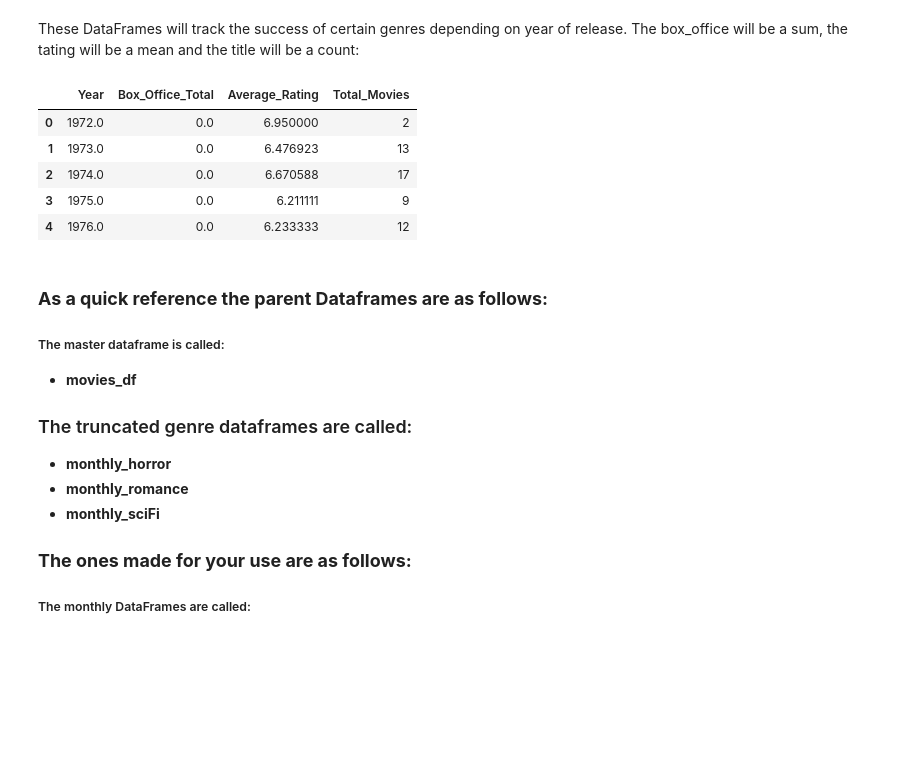
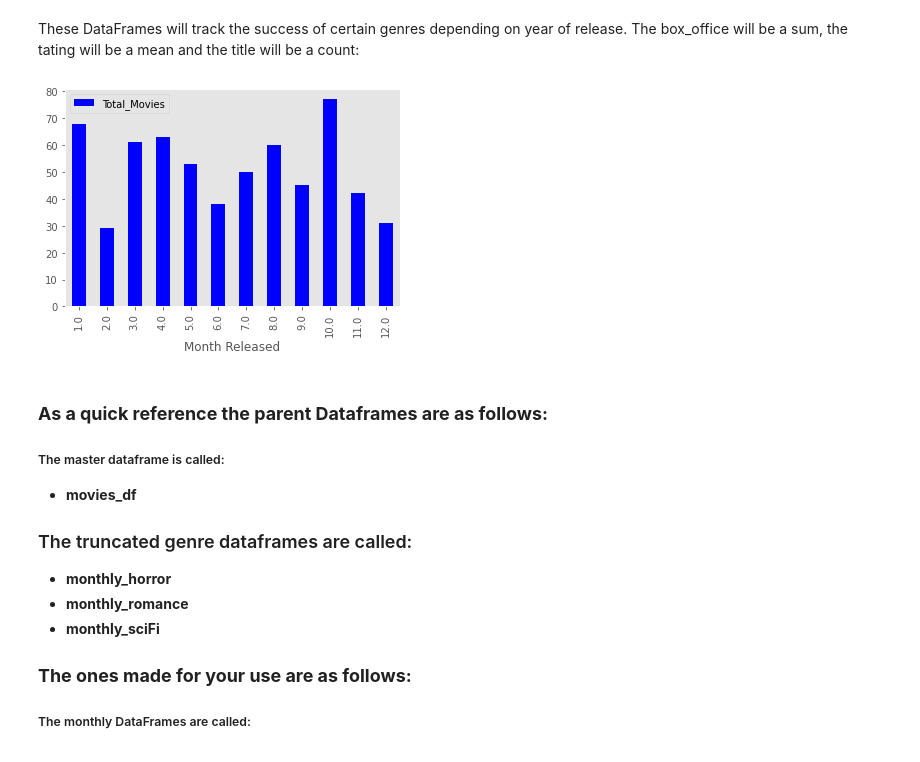
Before and after one commit to Lweston75/Project-One, a Jupyter notebook: movie_graphs.ipynb, the cells around one changed output. Saved outputs shown, nothing was run; the diff lists cells and outputs as text; code cells hidden in the pictures; blank space fills up the shorter version.

```diff
--- a/movie_graphs.ipynb
+++ b/movie_graphs.ipynb
@@ -106,40 +121,52 @@ yearly_horror.rename({
     'IMDb Rating': 'Average_Rating',
     'Title': 'Total_Movies'
 },inplace = True, axis = 1)
 
 yearly_romance = romance_df.groupby('Year').agg({
     'Box_Office': 'sum',
     'IMDb Rating': 'mean',
     'Title': 'count'
 })
 yearly_romance.rename({
     'Box_Office': 'Box_Office_Total',
     'IMDb Rating': 'Average_Rating',
     'Title': 'Total_Movies'
 },inplace = True, axis = 1)
 
 yearly_sciFi = sciFi_df.groupby('Year').agg({
     'Box_Office': 'sum',
     'IMDb Rating': 'mean',
     'Title': 'count'
 })
 yearly_sciFi.rename({
     'Box_Office': 'Box_Office_Total',
     'IMDb Rating': 'Average_Rating',
     'Title': 'Total_Movies'
 },inplace = True, axis = 1)
 
+all_genres_yearly = movie_df.groupby('Year').agg({
+    'Box_Office': 'sum',
+    'IMDb Rating': 'mean',
+    'Title': 'count',
+    'Runtime (mins)': 'mean'
+}).reset_index()
+all_genres_yearly.rename({
+    'Box_Office': 'Box_Office_Total',
+    'IMDb Rating': 'Average_Rating',
+    'Title': 'Total_Movies',
+    'Runtime (mins)': 'Average_Runtime'
+
+},inplace = True, axis = 1)
+
 yearly_horror = yearly_horror.reset_index()
 yearly_romance = yearly_romance.reset_index()
 yearly_sciFi = yearly_sciFi.reset_index()
-yearly_sciFy.head()
+
+monthly_horror.plot.bar('Month Released','Total_Movies', grid = False, color = 'blue')
+plt.style.use('ggplot')
+plt.show()
 # %% [output]
-|  | Year | Box_Office_Total | Average_Rating | Total_Movies |
-| 0 | 1972.0 | 0.0 | 6.950000 | 2 |
-| 1 | 1973.0 | 0.0 | 6.476923 | 13 |
-| 2 | 1974.0 | 0.0 | 6.670588 | 17 |
-| 3 | 1975.0 | 0.0 | 6.211111 | 9 |
-| 4 | 1976.0 | 0.0 | 6.233333 | 12 |
+[figure, added]
 # %% [markdown]
 ### **As a quick reference the parent Dataframes are as follows:**
 
```
Also changed, not shown: parts of 2 cells of this notebook, 1 other file.
